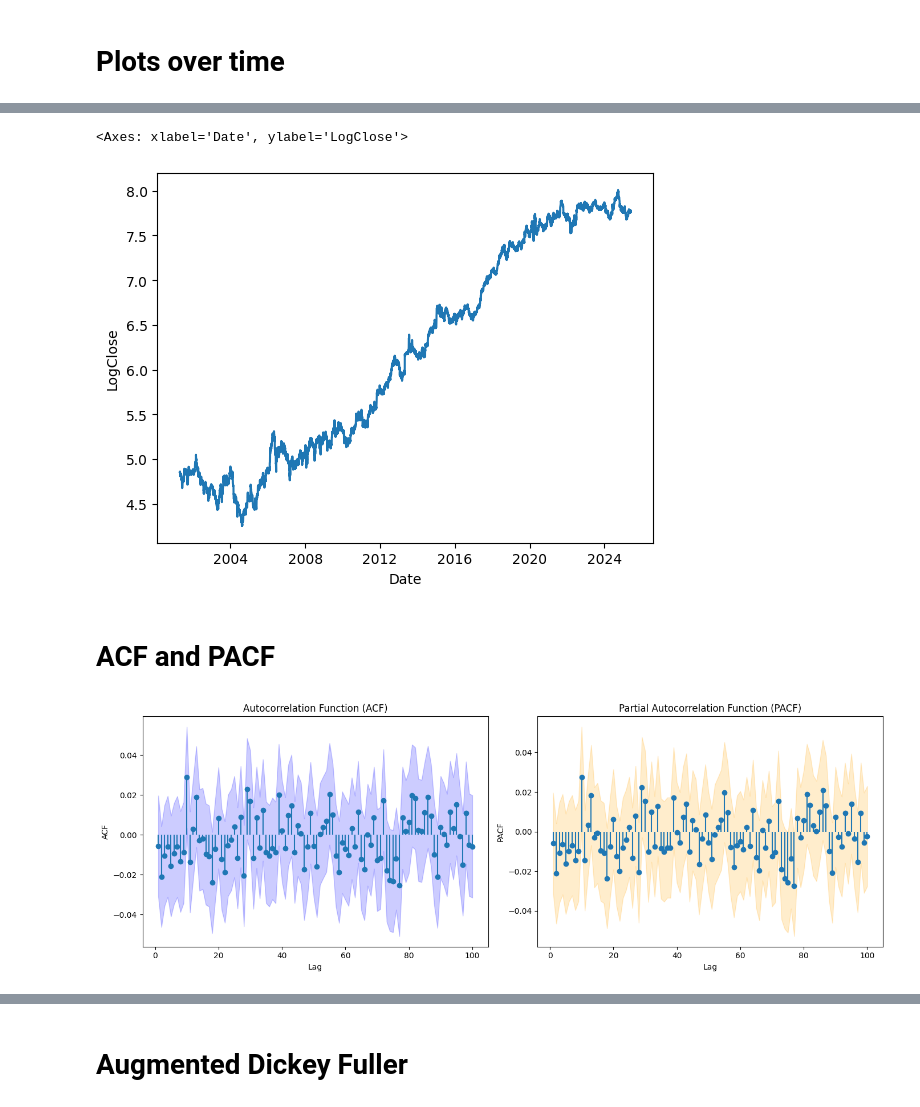
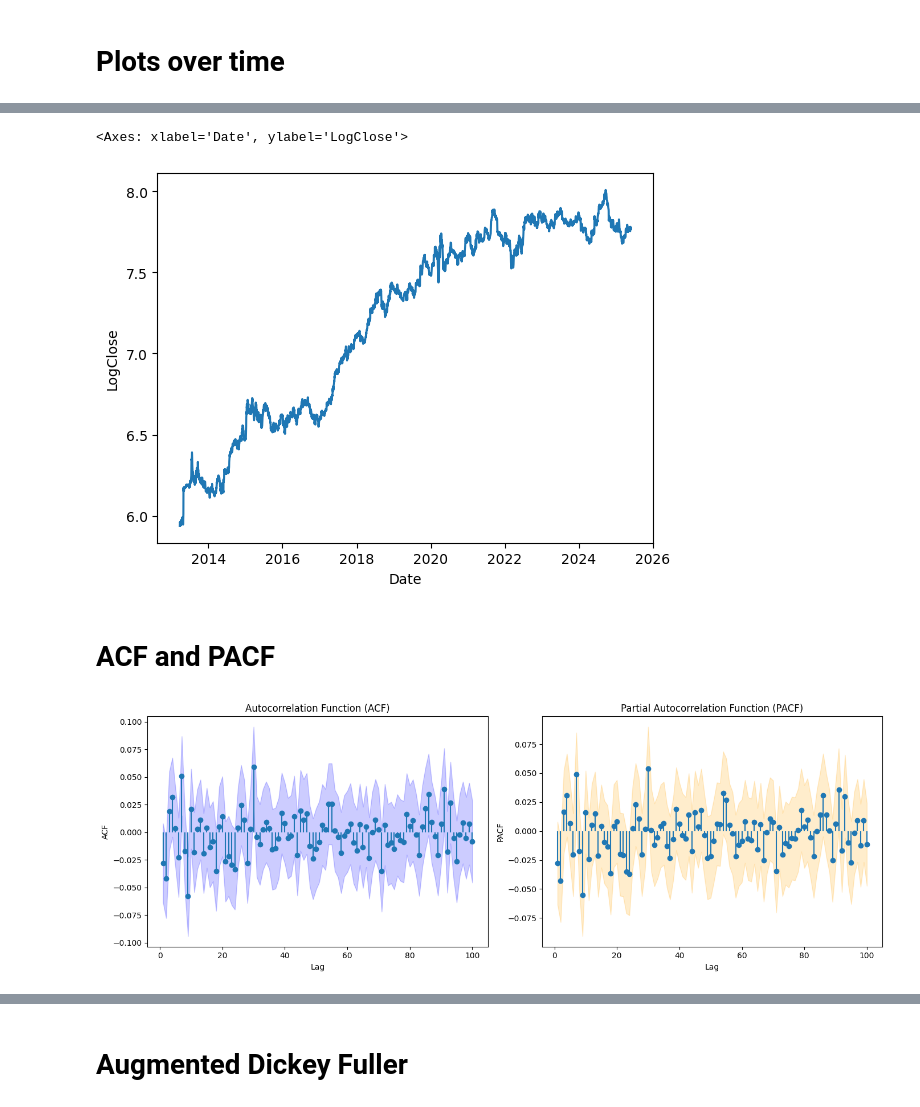
Before and after one commit to git-ankuryadav/Stock-Price-Prediction, a Jupyter notebook: rnn.ipynb, the cells around one changed output, grey strips where cells are left out. Cells and saved outputs as stored; diff of their text form; code cells hidden in the pictures.

```diff
--- a/rnn.ipynb
+++ b/rnn.ipynb
@@ -9,12 +9,13 @@ import seaborn as sns
 # Reading the Data
 # %%
 df = pd.read_csv("dataFiles/HINDUNILVR_cleaned.csv")
+df = df.tail(3000)
 # %% [markdown]
 # Basic Data Cleaning
 # %%
 df = df[['Date','Open','Close']]
 df['Date'] = pd.to_datetime(df['Date'], utc = True)
 df.info()
-df['IntradayReturn'] = np.log(df['Close'] / df['Open'])
+df['IntradayReturn'] = np.log(df['Close'] / df['Close'].shift(1))
 # %% [output]
 <class 'pandas.core.frame.DataFrame'>
@@ -49,7 +50,7 @@ df['Return'] =  df['Close'] - df['Open']
 # df['LogReturn'] = np.log(df['Return'])
 
 df.head()
-df3 = df.tail(6000)
+df3 = df
 # %%
 # df2 = df2.set_index('Date')
 # df3 = df2.resample('ME').last()
@@ -98,7 +99,7 @@ sns.lineplot(data=df3, x="Date", y="Close")
 sns.lineplot(data=df3, x="Date", y="LogClose")
 # %% [output]
 <Axes: xlabel='Date', ylabel='LogClose'>
-[figure, old version]
+[figure, new version]
 # %% [markdown]
 # ACF and PACF
 # %%
@@ -107,7 +108,7 @@ import matplotlib.pyplot as plt
 import numpy as np
 
 # Series without NaNs
-series = df3['DailyReturn'].dropna()
+series = df3['IntradayReturn'].dropna()
 
 # Compute ACF and PACF with confidence intervals
 acf_vals, acf_confint = acf(series, nlags=100, alpha=0.05)  # 95% CI
@@ -115,31 +116,31 @@ pacf_vals, pacf_confint = pacf(series, nlags=100, method='ywm', alpha=0.05)
 
 # Exclude lag 0
 lags = np.arange(1, 101)
 acf_vals = acf_vals[1:]
 acf_confint = acf_confint[1:]
 pacf_vals = pacf_vals[1:]
 pacf_confint = pacf_confint[1:]
 
 # Plot
 fig, axes = plt.subplots(1, 2, figsize=(14, 5))
 
 # ACF plot
 axes[0].stem(lags, acf_vals, basefmt=" ")
 axes[0].fill_between(lags, acf_confint[:, 0] - acf_vals + acf_vals, acf_confint[:, 1] - acf_vals + acf_vals,
                      color='blue', alpha=0.2)
 axes[0].set_title('Autocorrelation Function (ACF)')
 axes[0].set_xlabel('Lag')
 axes[0].set_ylabel('ACF')
 
 # PACF plot
 axes[1].stem(lags, pacf_vals, basefmt=" ")
 axes[1].fill_between(lags, pacf_confint[:, 0] - pacf_vals + pacf_vals, pacf_confint[:, 1] - pacf_vals + pacf_vals,
                      color='orange', alpha=0.2)
 axes[1].set_title('Partial Autocorrelation Function (PACF)')
 axes[1].set_xlabel('Lag')
 axes[1].set_ylabel('PACF')
 
 plt.tight_layout()
 plt.show()
 # %% [output]
-[figure, old version]
+[figure, new version]
```
Also changed, not shown: parts of 22 cells of this notebook.
